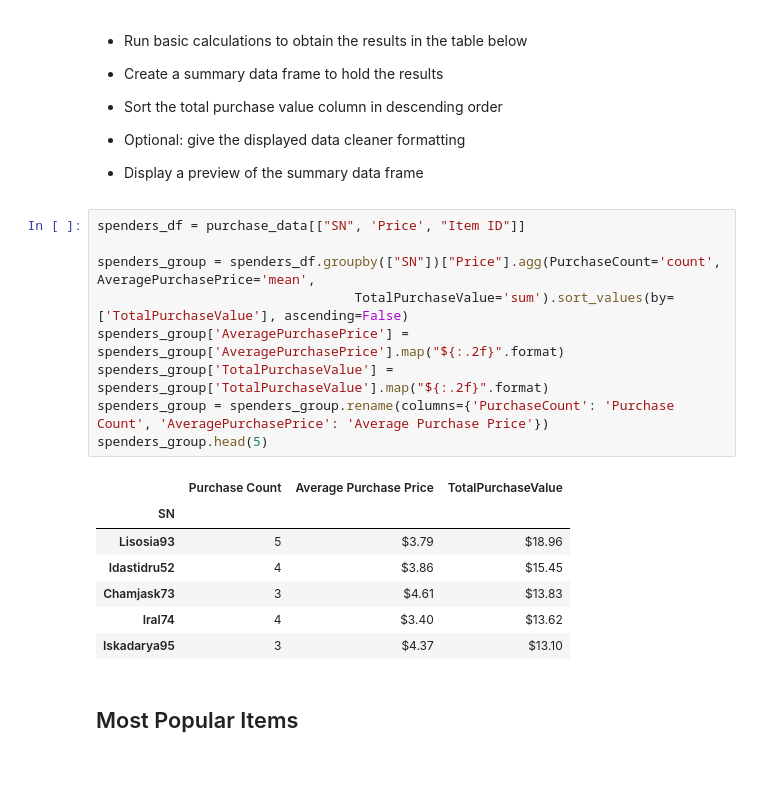
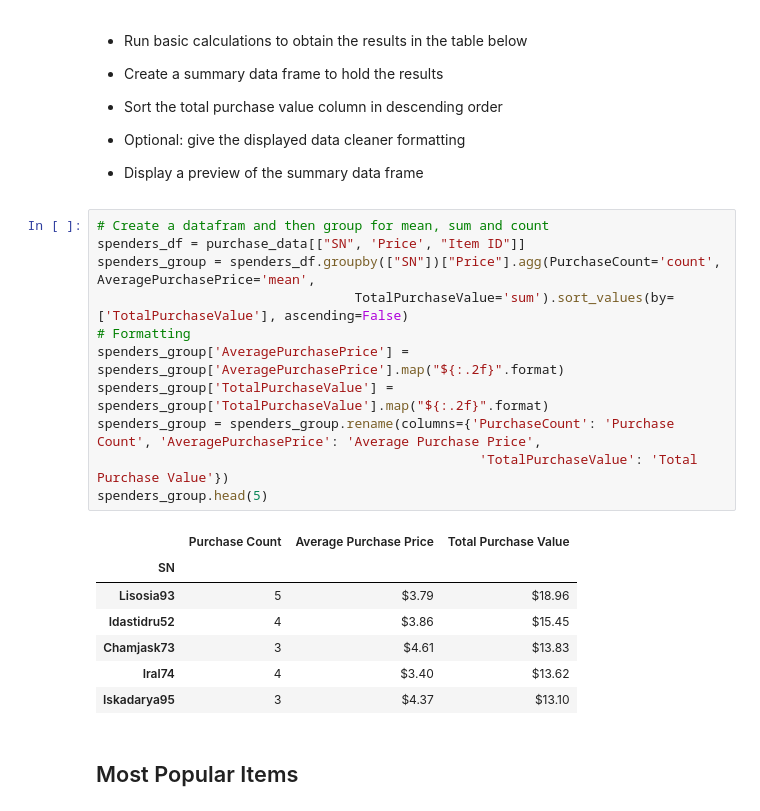
Before and after one commit to Stencoss/pandas-challenge, a Jupyter notebook: HeroesOfPymoli/HeroesOfPymoli_starter.ipynb, the cells around one changed output. Drawn from its saved outputs; the diff is of its cells as text; blank space fills up the shorter version.

```diff
--- a/HeroesOfPymoli/HeroesOfPymoli_starter.ipynb
+++ b/HeroesOfPymoli/HeroesOfPymoli_starter.ipynb
@@ -256,16 +261,18 @@ See the caveats in the documentation: https://pandas.pydata.org/pandas-docs/stab
 
 * Display a preview of the summary data frame
 # %%
+# Create a datafram and then group for mean, sum and count
 spenders_df = purchase_data[["SN", 'Price', "Item ID"]]
-
 spenders_group = spenders_df.groupby(["SN"])["Price"].agg(PurchaseCount='count', AveragePurchasePrice='mean',
                                  TotalPurchaseValue='sum').sort_values(by=['TotalPurchaseValue'], ascending=False)
+# Formatting
 spenders_group['AveragePurchasePrice'] = spenders_group['AveragePurchasePrice'].map("${:.2f}".format)
 spenders_group['TotalPurchaseValue'] = spenders_group['TotalPurchaseValue'].map("${:.2f}".format)
-spenders_group = spenders_group.rename(columns={'PurchaseCount': 'Purchase Count', 'AveragePurchasePrice': 'Average Purchase Price'})
+spenders_group = spenders_group.rename(columns={'PurchaseCount': 'Purchase Count', 'AveragePurchasePrice': 'Average Purchase Price',
+                                                 'TotalPurchaseValue': 'Total Purchase Value'})
 spenders_group.head(5)
 # %% [output]
-|  | Purchase Count | Average Purchase Price | TotalPurchaseValue |
+|  | Purchase Count | Average Purchase Price | Total Purchase Value |
 | SN |  |  |  |
 | Lisosia93 | 5 | $3.79 | $18.96 |
 | Idastidru52 | 4 | $3.86 | $15.45 |
```
Also changed, not shown: parts of 4 cells of this notebook.
